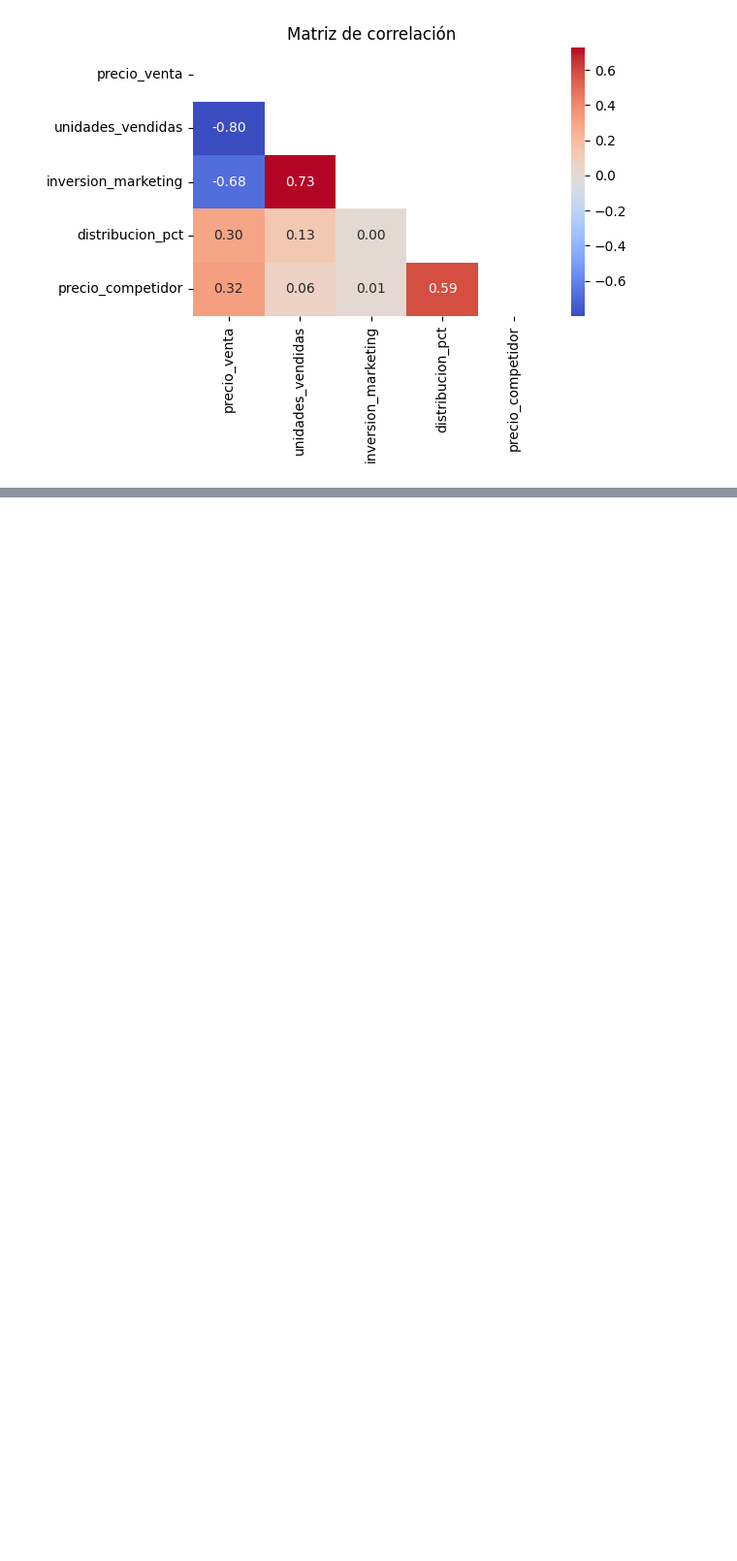
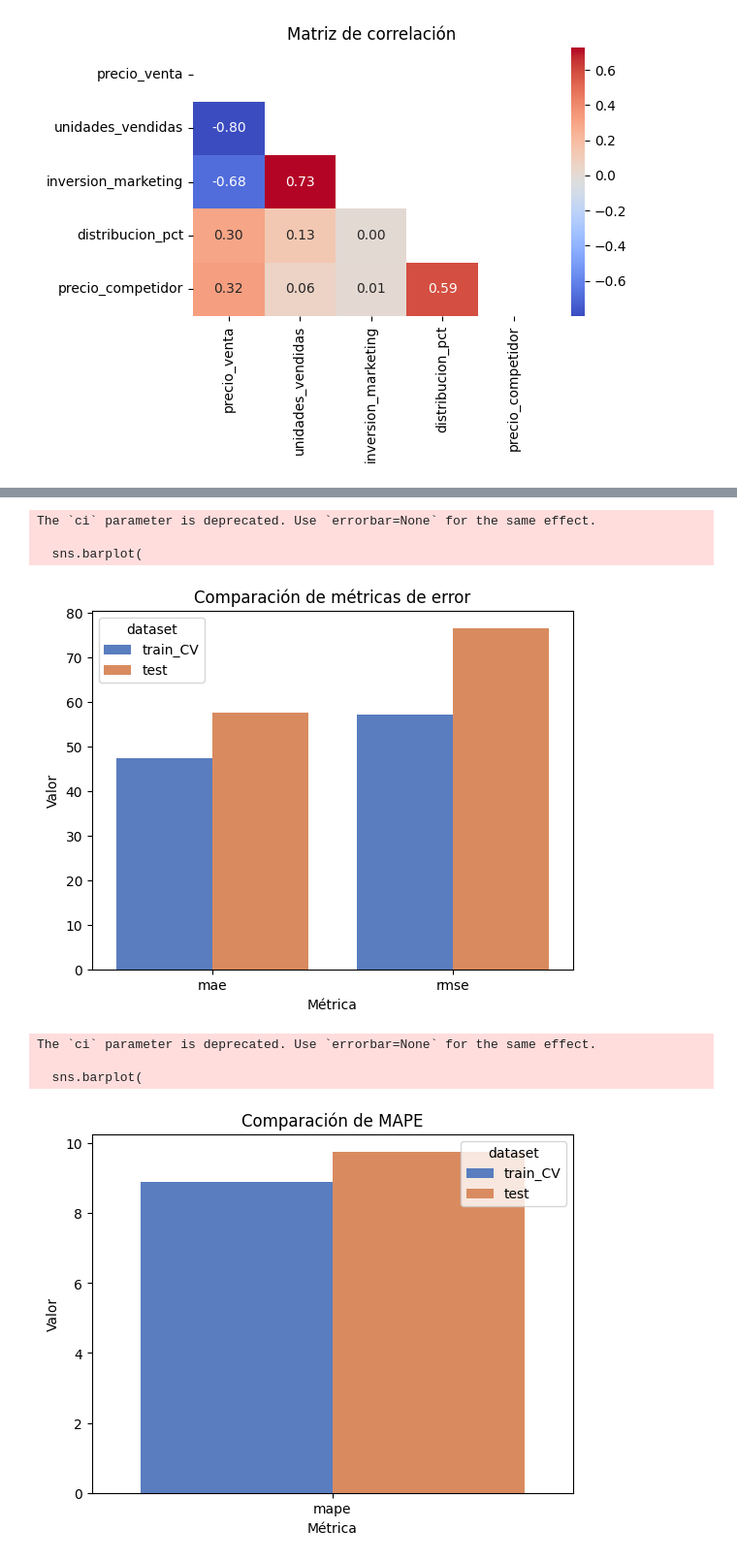
Before and after one commit to jc2727/Lumina, a Jupyter notebook: Notebooks/Framework_validation.ipynb, the cells around one changed output, grey strips where cells are left out. Shown at 97% size. Saved outputs shown, nothing was run; the diff lists cells and outputs as text; code cells hidden in the pictures; blank space fills up the shorter version.

Commit message:
Complete model selection, evaluation and interpretation

```diff
--- a/Notebooks/Framework_validation.ipynb
+++ b/Notebooks/Framework_validation.ipynb
@@ -211,0 +154,10 @@ validate_model(model, x_train, y_train)
+# %%
+#Entrenar los modelos
+selected = select_model(x_train, y_train)
+
+#Seleccionar el mejor modelo basado en la métrica RMSE
+
+selected, results = select_model(x_train, y_train)
+
+#Mostrar los resultados de todos los modelos
+results
@@ -211,0 +182,6 @@ validate_model(model, x_train, y_train)
+# %%
+best_model = selected['model']
+best_model.fit(x_train, y_train)
+test_metrics = evaluate_model(best_model, x_test, y_test)
+
+test_metrics
@@ -211,0 +193,60 @@ validate_model(model, x_train, y_train)
+# %%
+selected['metrics']
+test_metrics
+
+comparacion = pd.DataFrame({
+    'train_CV': selected['metrics'],
+    'test': test_metrics
+})
+
+comparacion
+
+comparacion_long = comparacion.reset_index().melt(id_vars='index', var_name='dataset', value_name='metric')
+
+error_metrics = comparacion_long[
+    comparacion_long['index'].isin(['rmse','mae'])
+]
+
+#Comparar metricas absolutas
+
+sns.barplot(
+    data=error_metrics,
+    x='index',
+    y='metric',
+    hue='dataset',
+    ci=None,
+    palette='muted',
+)
+plt.title('Comparación de métricas de error')
+plt.xlabel('Métrica')
+plt.ylabel('Valor')
+plt.show()
+
+
+#comparar MAPE
+
+mape_metrics = comparacion_long[
+    comparacion_long['index'].isin(['mape'])
+]
+
+sns.barplot(
+    data=mape_metrics,
+    x='index',
+    y='metric',
+    hue='dataset',
+    ci=None,
+    palette='muted',
+)
+plt.title('Comparación de MAPE')
+plt.xlabel('Métrica')
+plt.ylabel('Valor')
+plt.show()
+# %% [output]
+The `ci` parameter is deprecated. Use `errorbar=None` for the same effect.
+
+  sns.barplot(
+[figure, added]
+The `ci` parameter is deprecated. Use `errorbar=None` for the same effect.
+
+  sns.barplot(
+[figure, added]
```
Also changed, not shown: parts of 9 cells of this notebook, 1 other file.
